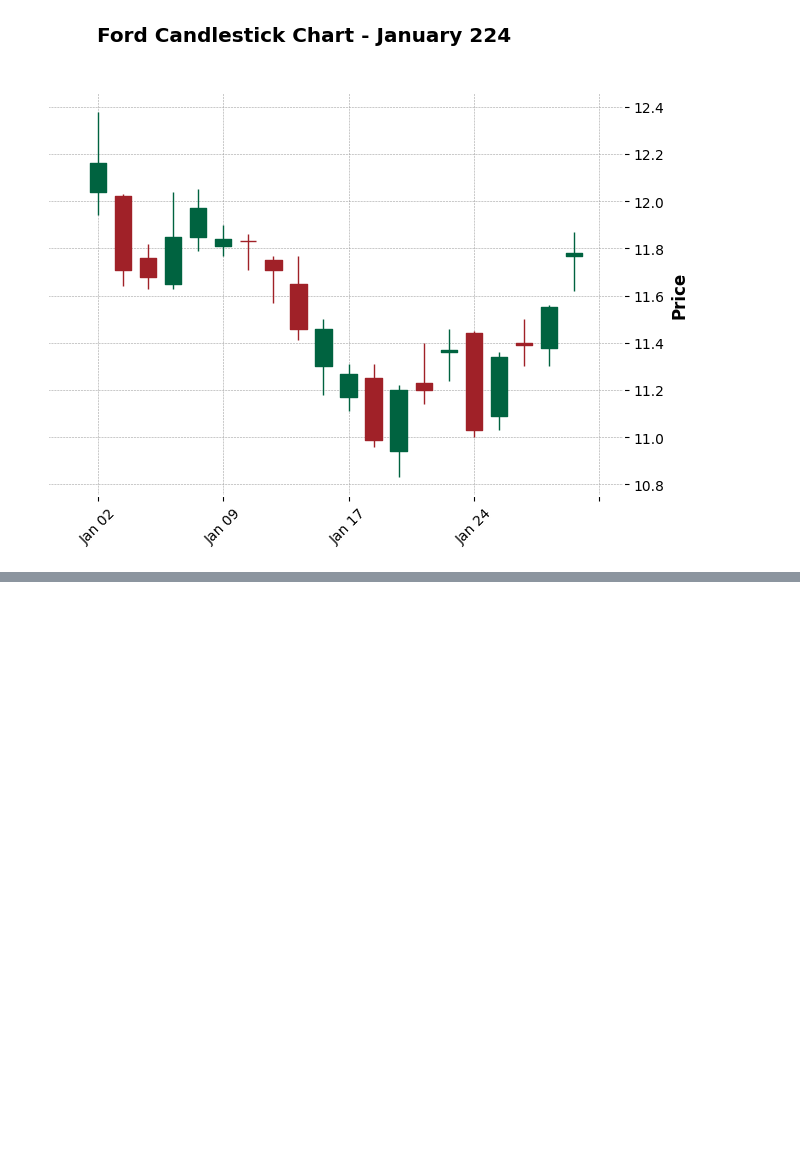
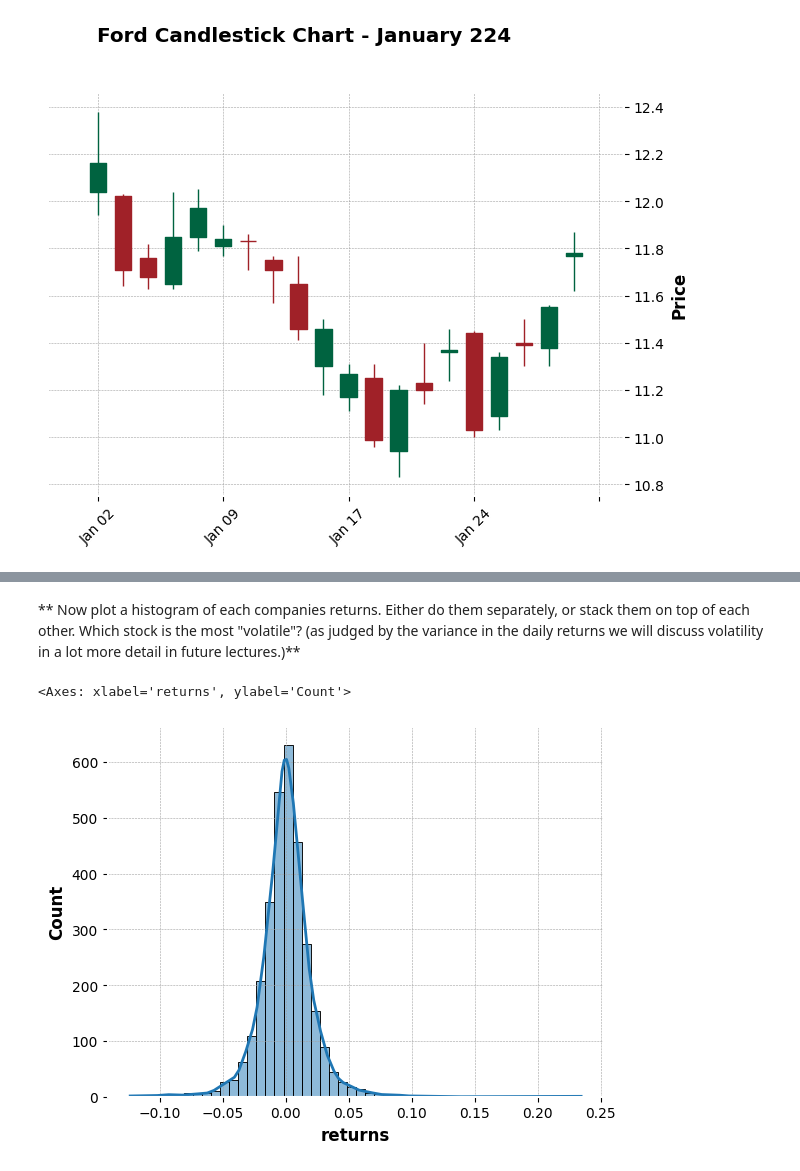
Before and after one commit to PATELALISH/Capstone-Stock-Market-Analysis, a Jupyter notebook: Questions Notebook/New Stock Market Analysis Project.ipynb, the cells around one changed output, grey strips where cells are left out. Saved outputs shown, nothing was run; the diff lists cells and outputs as text; code cells hidden in the pictures; blank space fills up the shorter version.

```diff
--- a/Questions Notebook/New Stock Market Analysis Project.ipynb
+++ b/Questions Notebook/New Stock Market Analysis Project.ipynb
@@ -287,10 +287,10 @@ print(type(ford_data))
 <class 'pandas.core.frame.DataFrame'>
 <class 'pandas.core.frame.DataFrame'>
 # %%
-ford = yf.download("F", start="2024-01-01", end="2024-01-31")
+ford1 = yf.download("F", start="2024-01-01", end="2024-01-31")
 
 sns.set_style(style="whitegrid")  # Setting Seaborn style
-mpf.plot(ford, type='candle', style='charles', title='Ford Candlestick Chart - January 224', ylabel='Price')
+mpf.plot(ford1, type='candle', style='charles', title='Ford Candlestick Chart - January 224', ylabel='Price')
 # %% [output]
 [*********************100%%**********************]  1 of 1 completed
 [figure]
@@ -296,0 +326,3 @@ mpf.plot(ford, type='candle', style='charles', title='Ford Candlestick Chart - J
+# %%
+ford['returns'] = (ford['Close']/ ford['Close'].shift(1) ) - 1
+gm['returns'] = gm['Close'].pct_change(1)
@@ -296,0 +349,7 @@ mpf.plot(ford, type='candle', style='charles', title='Ford Candlestick Chart - J
+# %% [markdown]
+** Now plot a histogram of each companies returns. Either do them separately, or stack them on top of each other. Which stock is the most "volatile"? (as judged by the variance in the daily returns we will discuss volatility in a lot more detail in future lectures.)**
+# %%
+sns.histplot(data=ford['returns'], bins=50, kde=True)
+# %% [output]
+<Axes: xlabel='returns', ylabel='Count'>
+[figure, added]
```
Also changed, not shown: parts of 18 cells of this notebook.
